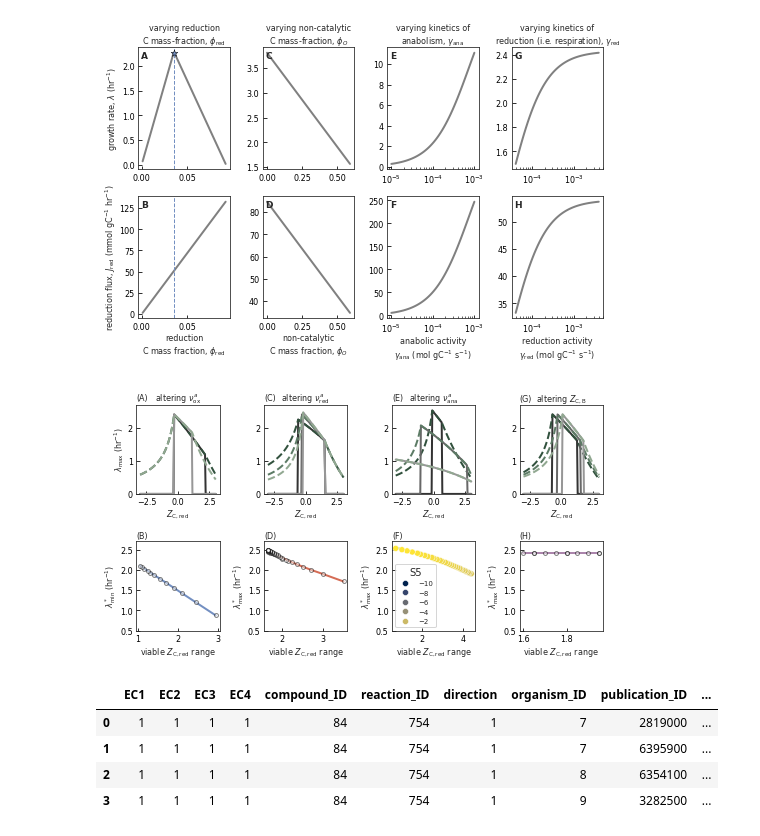
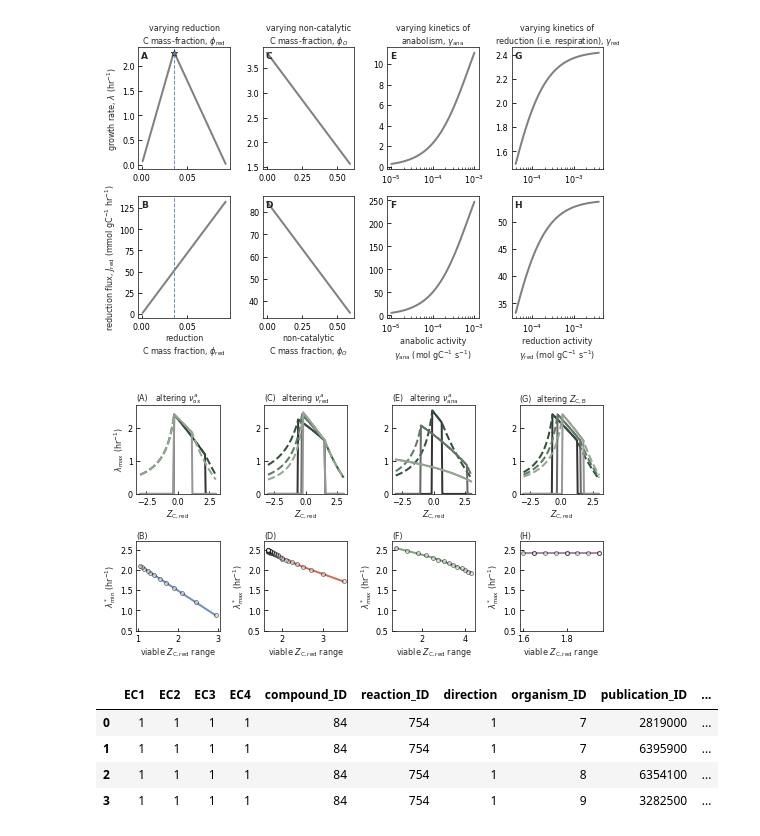
Before and after one commit to flamholz/redox-proteome, a Jupyter notebook: notebooks/Fig3_4.ipynb, the cells around one changed output. Drawn from its saved outputs; the diff is of its cells as text; code cells hidden in the pictures.

```diff
--- a/notebooks/Fig3_4.ipynb
+++ b/notebooks/Fig3_4.ipynb
@@ -26,15 +26,20 @@ Figure 3 shows that our model has an intrinsic maximum growth rate. The model en
 Figure 4 interrogates metabolic flexibility by showing that our default model configuration has a finite ZC range over which growth is feasible. Altering this range -- moving it, changing its endpoints -- affects the growth rates achievable, i.e. describes a set of tradeoffs.
 # %%
 # Load model sensitivity analyses
-phi_df = pd.read_csv('../output/fix_lambda.csv')
-var_ZCred_df = pd.read_csv('../output/fix_ZCred.csv')
-var_phi_red_df = pd.read_csv('../output/fix_phi_red.csv')
-var_ZCB_df = pd.read_csv('../output/fix_ZCred_ZCB.csv')
+phi_df = pd.read_csv('../output/linear_optimization/fix_lambda.csv')
+var_ZCred_df = pd.read_csv('../output/linear_optimization/fix_ZCred.csv')
+var_phi_red_df = pd.read_csv('../output/linear_optimization/fix_phi_red.csv')
+var_ZCB_df = pd.read_csv('../output/linear_optimization/fix_ZCred_ZCB.csv')
+
+var_S5_df = pd.read_csv('../output/linear_optimization/fix_ZCred_S5.csv')
+var_S4_df = pd.read_csv('../output/linear_optimization/fix_ZCred_S4.csv')
+var_S3_df = pd.read_csv('../output/linear_optimization/fix_ZCred_S3.csv')
+var_ZCB_df = pd.read_csv('../output/linear_optimization/fix_ZCred_ZCB.csv')
+
+# Used in SI figures
+var_phi_O_df = pd.read_csv('../output/linear_optimization/fix_phi_O.csv')
+var_g_ana_df = pd.read_csv('../output/linear_optimization/fix_g_ana.csv')
+var_g_red_df = pd.read_csv('../output/linear_optimization/fix_g_red.csv')
-# %%
-var_S5_df = pd.read_csv('../output/fix_ZCred_S5.csv')
-var_S4_df = pd.read_csv('../output/fix_ZCred_S4.csv')
-var_S3_df = pd.read_csv('../output/fix_ZCred_S3.csv')
-var_ZCB_df = pd.read_csv('../output/fix_ZCred_ZCB.csv')
 # %%
 def make_ZCred_range_df(var_df, var_name):
     """Generate a data frame of ZCred ranges for each value of a variable.
@@ -505,11 +501,6 @@ plt.savefig('../output/Fig4_metabolic_flexibility.pdf', facecolor='white', dpi=3
 plt.show()
 # %% [output]
 [figure]
-# %%
-var_phi_O_df = pd.read_csv('../output/fix_phi_O.csv')
-var_phi_red_df = pd.read_csv('../output/fix_phi_red.csv')
-var_g_ana_df = pd.read_csv('../output/fix_g_ana.csv')
-var_g_red_df = pd.read_csv('../output/fix_g_red.csv')
 # %%
 # Supplementary figure focusing on respiratory rates
 # TODO: add variable stoichiometry, e.g. S4, to these panels
@@ -644,14 +635,8 @@ plt.legend(loc=2).set_visible(False)
 
 # tradeoff plot for S5
 plt.sca(axs['F'])
-sns.scatterplot(data=ZCred_range_by_S5,
-                x='ZCred_range',
-                y='max_lambda_hr',
-                hue='S5',
-                palette='cividis')
-print()
-#plt.scatter(ZCred_range_by_S5.ZCred_range, ZCred_range_by_S5.max_lambda_hr,
-#            alpha=0.5, color='w', edgecolor='k', s=15)
+plt.scatter(ZCred_range_by_S5.ZCred_range, ZCred_range_by_S5.max_lambda_hr,
+            alpha=0.5, color='w', edgecolor='k', s=15)
 plt.plot(tradeoff_S5_smooth[:,0], tradeoff_S5_smooth[:,1], color=colors['green'], zorder=-10)
 plt.ylabel('$\lambda^*_{\mathrm{max}}$ (hr$^{-1}$)')
 
@@ -675,32 +660,32 @@ plt.scatter(ZCred_range_by_ZCB.ZCred_range, ZCred_range_by_ZCB.max_lambda_hr,
             alpha=0.5, color='w', edgecolor='k', s=15)
 plt.plot(tradeoff_ZCB_smooth[:,0], tradeoff_ZCB_smooth[:,1], color=colors['purple'], zorder=-10)
 plt.ylabel('$\lambda^*_{\mathrm{max}}$ (hr$^{-1}$)')
 
 for label in "ACEG":
     plt.sca(axs[label])
     plt.xlabel('$Z_{\mathrm{C,red}}$')
     if label == 'A':
         plt.ylabel('$\lambda_{\mathrm{max}}$ (hr$^{-1}$)')
     plt.ylim(0, 2.7)
 for label in "BDFH":
     plt.sca(axs[label])
     plt.xlabel('viable $Z_{\mathrm{C,red}}$ range')
     plt.ylim(0.5, 2.7)
 
 titles = dict(
     A=r'altering $\nu^{a}_{\mathrm{ox}}$',
     C=r'altering $\nu^{a}_{\mathrm{red}}$',
     E=r'altering $\nu^{a}_{\mathrm{ana}}$',
     G=r'altering $Z_{\mathrm{C,B}}$',
 )
 for label in "ABCDEFGH":
     plt.sca(axs[label])
     plt.title('({0})'.format(label), loc='left')
     plt.title(titles.get(label, ''), loc='center')
 
 plt.tight_layout()
 plt.savefig('../output/FigSX_model_change_stoich.png', facecolor='white', bbox_inches='tight', dpi=300)
 plt.show()
 # %% [output]
-[figure, old version]
+[figure, new version]
 # %%
```
Also changed, not shown: parts of 4 cells of this notebook, 9 other files.
